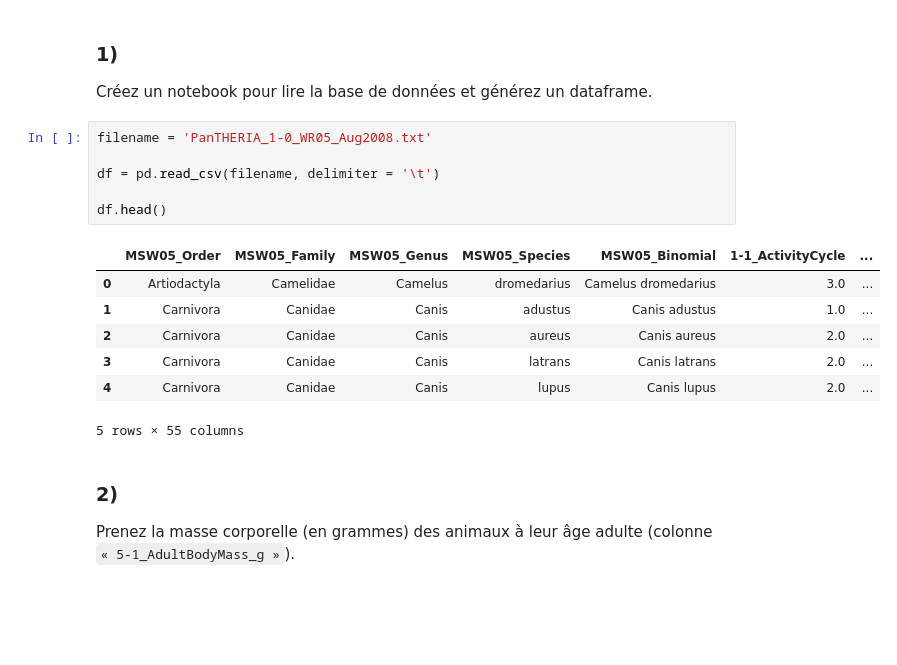
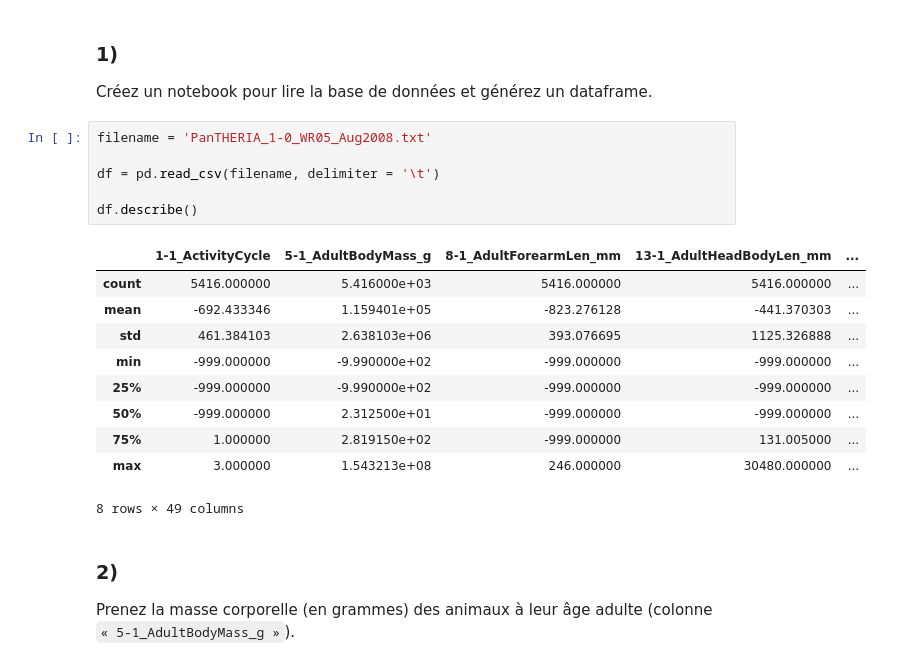
Before and after one commit to heig-vkaelin/isd, a Jupyter notebook: Labo3/ animaux.ipynb, the cells around one changed output. Drawn from its saved outputs; the diff is of its cells as text; blank space fills up the shorter version.

```diff
--- a/Labo3/ animaux.ipynb
+++ b/Labo3/ animaux.ipynb
@@ -11,17 +11,20 @@ Créez un notebook pour lire la base de données et générez un dataframe.
 # %%
 filename = 'PanTHERIA_1-0_WR05_Aug2008.txt'
 
 df = pd.read_csv(filename, delimiter = '\t')
 
-df.head()
+df.describe()
 # %% [output]
-|  | MSW05_Order | MSW05_Family | MSW05_Genus | MSW05_Species | MSW05_Binomial | 1-1_ActivityCycle | ... |
-| 0 | Artiodactyla | Camelidae | Camelus | dromedarius | Camelus dromedarius | 3.0 | ... |
-| 1 | Carnivora | Canidae | Canis | adustus | Canis adustus | 1.0 | ... |
-| 2 | Carnivora | Canidae | Canis | aureus | Canis aureus | 2.0 | ... |
-| 3 | Carnivora | Canidae | Canis | latrans | Canis latrans | 2.0 | ... |
-| 4 | Carnivora | Canidae | Canis | lupus | Canis lupus | 2.0 | ... |
+|  | 1-1_ActivityCycle | 5-1_AdultBodyMass_g | 8-1_AdultForearmLen_mm | 13-1_AdultHeadBodyLen_mm | ... |
+| count | 5416.000000 | 5.416000e+03 | 5416.000000 | 5416.000000 | ... |
+| mean | -692.433346 | 1.159401e+05 | -823.276128 | -441.370303 | ... |
+| std | 461.384103 | 2.638103e+06 | 393.076695 | 1125.326888 | ... |
+| min | -999.000000 | -9.990000e+02 | -999.000000 | -999.000000 | ... |
+| 25% | -999.000000 | -9.990000e+02 | -999.000000 | -999.000000 | ... |
+| 50% | -999.000000 | 2.312500e+01 | -999.000000 | -999.000000 | ... |
+| 75% | 1.000000 | 2.819150e+02 | -999.000000 | 131.005000 | ... |
+| max | 3.000000 | 1.543213e+08 | 246.000000 | 30480.000000 | ... |
-5 rows × 55 columns
+8 rows × 49 columns
 # %% [markdown]
 ### 2)
 Prenez la masse corporelle (en grammes) des animaux à leur âge adulte (colonne ``« 5-1_AdultBodyMass_g »``).
```
Also changed, not shown: parts of 14 cells of this notebook, 1 other file.
